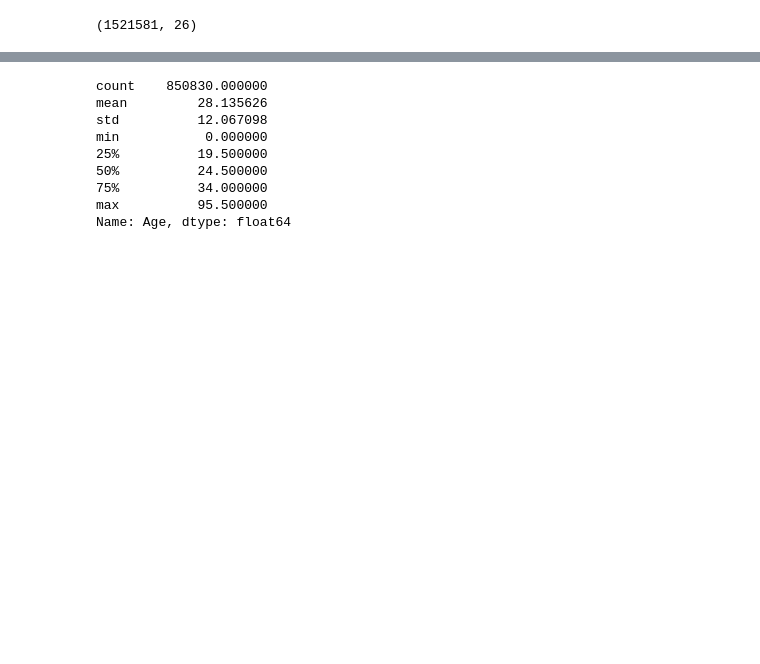
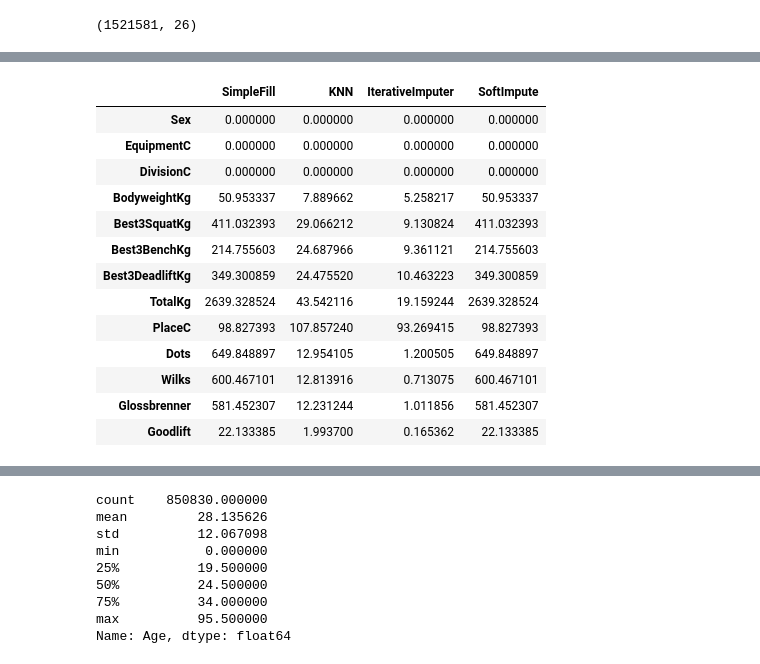
Before and after one commit to maluwastaken/Intro-Data-Science, a Jupyter notebook: powerlifting.ipynb, the cells around one changed output, grey strips where cells are left out. Cells and saved outputs as stored; diff of their text form; code cells hidden in the pictures; blank space fills up the shorter version.

```diff
--- a/powerlifting.ipynb
+++ b/powerlifting.ipynb
@@ -282,0 +318,3 @@ df_knn.shape
+# %%
+df_KNN = pd.DataFrame(data=fi.KNN(k=5).fit_transform(df_incomplete)[0:,0:], columns=incomplete_mask)
+knn_mse = ((df_KNN - df_complete) ** 2).mean()
@@ -282,0 +362,20 @@ df_knn.shape
+# %%
+df_IterativeImputer = pd.DataFrame(data=fi.IterativeImputer(max_iter=100).fit_transform(df_incomplete)[0:,0:], columns=incomplete_mask)
+ii_mse = ((df_IterativeImputer - df_complete) ** 2).mean()
+# %%
+pd.DataFrame({'SimpleFill': sf_mse, 'KNN': knn_mse, 'IterativeImputer': ii_mse, 'SoftImpute': sf_mse})
+# %% [output]
+|  | SimpleFill | KNN | IterativeImputer | SoftImpute |
+| Sex | 0.000000 | 0.000000 | 0.000000 | 0.000000 |
+| EquipmentC | 0.000000 | 0.000000 | 0.000000 | 0.000000 |
+| DivisionC | 0.000000 | 0.000000 | 0.000000 | 0.000000 |
+| BodyweightKg | 50.953337 | 7.889662 | 5.258217 | 50.953337 |
+| Best3SquatKg | 411.032393 | 29.066212 | 9.130824 | 411.032393 |
+| Best3BenchKg | 214.755603 | 24.687966 | 9.361121 | 214.755603 |
+| Best3DeadliftKg | 349.300859 | 24.475520 | 10.463223 | 349.300859 |
+| TotalKg | 2639.328524 | 43.542116 | 19.159244 | 2639.328524 |
+| PlaceC | 98.827393 | 107.857240 | 93.269415 | 98.827393 |
+| Dots | 649.848897 | 12.954105 | 1.200505 | 649.848897 |
+| Wilks | 600.467101 | 12.813916 | 0.713075 | 600.467101 |
+| Glossbrenner | 581.452307 | 12.231244 | 1.011856 | 581.452307 |
+| Goodlift | 22.133385 | 1.993700 | 0.165362 | 22.133385 |
```
Also changed, not shown: parts of 15 cells of this notebook.
